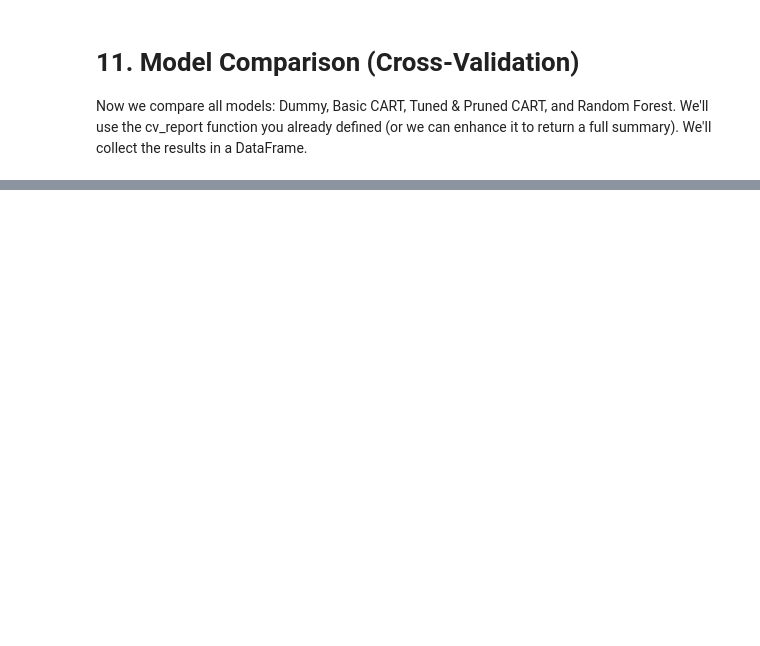
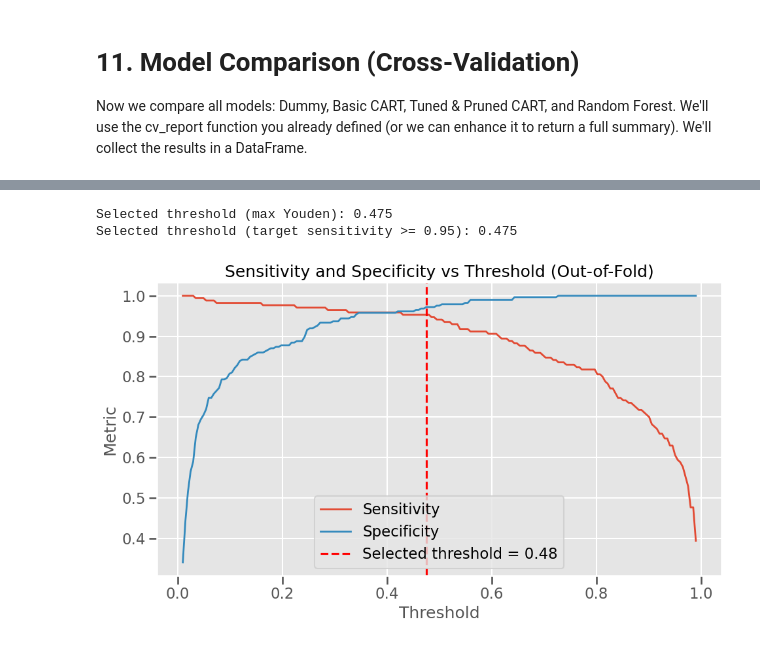
Before and after one commit to Raunak-23/Predictive_Analytics, a Jupyter notebook: Medical_diagnosis_support/notebooks/breast_cancer.ipynb, the cells around one changed output, grey strips where cells are left out. Drawn from its saved outputs; the diff is of its cells as text; code cells hidden in the pictures; blank space fills up the shorter version.

Commit message:
enhanced data visualization.

```diff
--- a/Medical_diagnosis_support/notebooks/breast_cancer.ipynb
+++ b/Medical_diagnosis_support/notebooks/breast_cancer.ipynb
@@ -1906,0 +1970,68 @@ The comparison table shows the mean and standard deviation of each metric across
+# %%
+final_model = best_rf_estimator   # or pruned_cart for interpretability
+
+# Generate out-of-fold probabilities on the training set
+from sklearn.model_selection import cross_val_predict
+
+oof_proba = cross_val_predict(
+    final_model,
+    X_train,
+    y_train,
+    cv=cv,
+    method='predict_proba',
+    n_jobs=-1
+)[:, 1]
+
+# Evaluate thresholds
+thresholds = np.linspace(0.01, 0.99, 199)
+threshold_metrics = []
+for thresh in thresholds:
+    pred = (oof_proba >= thresh).astype(int)
+    tn, fp, fn, tp = confusion_matrix(y_train, pred, labels=[0, 1]).ravel()
+    sensitivity = tp / (tp + fn) if (tp + fn) > 0 else 0
+    specificity = tn / (tn + fp) if (tn + fp) > 0 else 0
+    precision = tp / (tp + fp) if (tp + fp) > 0 else 0
+    f1 = 2 * (precision * sensitivity) / (precision + sensitivity) if (precision + sensitivity) > 0 else 0
+    threshold_metrics.append({
+        'threshold': thresh,
+        'sensitivity': sensitivity,
+        'specificity': specificity,
+        'precision': precision,
+        'f1': f1,
+        'youden': sensitivity + specificity - 1
+    })
+
+threshold_df = pd.DataFrame(threshold_metrics)
+
+# Choose threshold that maximizes Youden's index (or enforce a minimum sensitivity)
+# For educational demonstration, we'll choose max Youden
+best_youden_idx = threshold_df['youden'].idxmax()
+selected_threshold = threshold_df.loc[best_youden_idx, 'threshold']
+print(f"Selected threshold (max Youden): {selected_threshold:.3f}")
+
+# Alternatively, enforce a target sensitivity (e.g., 0.95) as per lab manual
+TARGET_SENSITIVITY = 0.95
+feasible = threshold_df[threshold_df['sensitivity'] >= TARGET_SENSITIVITY]
+if not feasible.empty:
+    selected_threshold = feasible.sort_values('specificity', ascending=False).iloc[0]['threshold']
+    print(f"Selected threshold (target sensitivity >= {TARGET_SENSITIVITY}): {selected_threshold:.3f}")
+else:
+    print("No threshold meets the target sensitivity; using max Youden.")
+
+# Plot threshold curves
+plt.figure(figsize=(10, 6))
+plt.plot(threshold_df['threshold'], threshold_df['sensitivity'], label='Sensitivity', linewidth=2)
+plt.plot(threshold_df['threshold'], threshold_df['specificity'], label='Specificity', linewidth=2)
+plt.axvline(selected_threshold, color='red', linestyle='--', label=f'Selected threshold = {selected_threshold:.2f}')
+plt.xlabel('Threshold')
+plt.ylabel('Metric')
+plt.title('Sensitivity and Specificity vs Threshold (Out-of-Fold)')
+plt.legend()
+plt.grid(True)
+plt.tight_layout()
+plt.savefig("report_figures/fig6_threshold_bc.png", dpi=300, bbox_inches="tight")
+plt.show()
+# %% [output]
+Selected threshold (max Youden): 0.475
+Selected threshold (target sensitivity >= 0.95): 0.475
+[figure, added]
```
Also changed, not shown: parts of 20 cells of this notebook, 16 other files.
